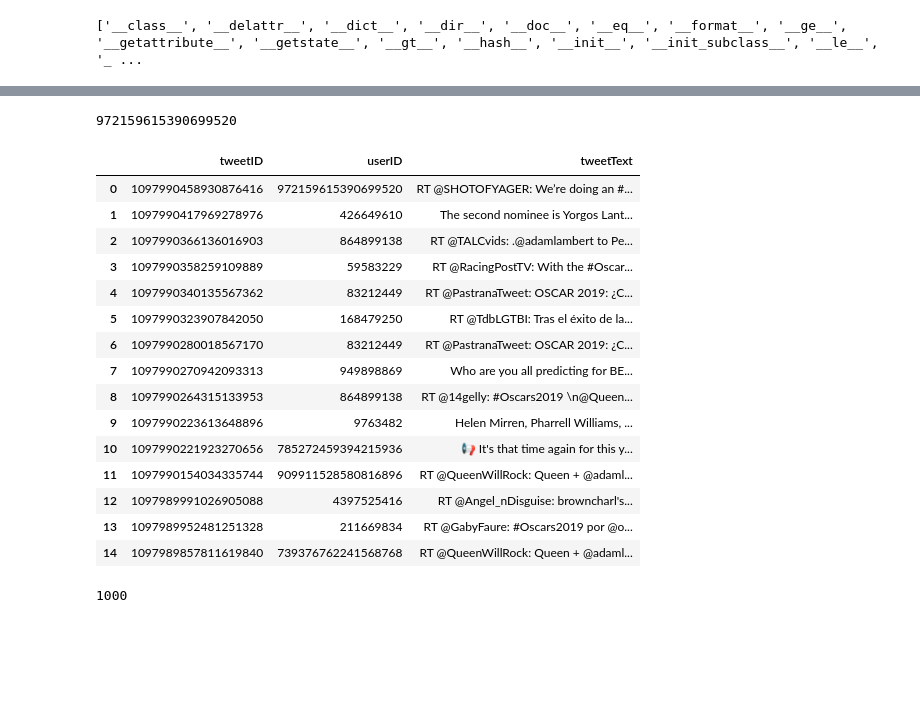
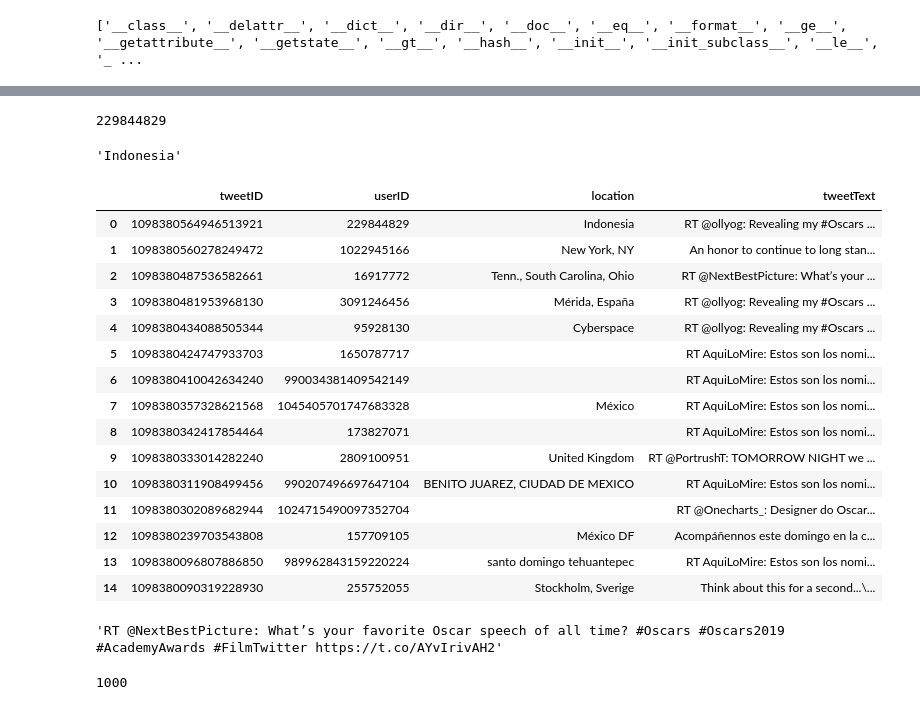
Before and after one commit to PittPythonLinguisticsGroup/Club-Lounge, a Jupyter notebook: twitter_mining_narae.ipynb, the cells around one changed output, grey strips where cells are left out. Cells and saved outputs as stored; diff of their text form; code cells hidden in the pictures; blank space fills up the shorter version.

```diff
--- a/twitter_mining_narae.ipynb
+++ b/twitter_mining_narae.ipynb
@@ -95,7 +98,7 @@ Following "The Code Way" tutorial at http://blog.impiyush.com/2015/03/data-analy
 # %%
 # My "Consumer Key" and "Consumer Secret" strings:
-ckey = "XXXXXXXXXXXXXXX"
-csecret = "XXXXXXXXXXXXXXXXXXXXXXXXXXXXXX"
+ckey = "XXXXXXXXXXXXXXXXXXXXX"
+csecret = "XXXXXXXXXXXXXXXXXXXXXXXXXXXXXXXXXXXXX"
 # %%
 # Tweepy takes care of authentication for you and creates api object
 auth = tweepy.OAuthHandler(consumer_key=ckey, consumer_secret=csecret)
@@ -127,4 +156,8 @@ result[0].text
 # %%
 result[0].user.id
 # %% [output]
-972159615390699520
+229844829
+# %%
+result[0].user.location
+# %% [output]
+'Indonesia'
@@ -131,27 +166,32 @@ result[0].user.id
 # %%
 # Initialize an empty DF, and then populate columns
 tweet_df = pd.DataFrame()
 tweet_df['tweetID'] = [tweet.id for tweet in result]
 tweet_df['userID'] = [tweet.user.id for tweet in result]
+tweet_df['location'] = [tweet.user.location for tweet in result]
 tweet_df['tweetText'] = [tweet.text for tweet in result]
 tweet_df
 # %% [output]
-|  | tweetID | userID | tweetText |
-| 0 | 1097990458930876416 | 972159615390699520 | RT @SHOTOFYAGER: We’re doing an #... |
-| 1 | 1097990417969278976 | 426649610 | The second nominee is Yorgos Lant... |
-| 2 | 1097990366136016903 | 864899138 | RT @TALCvids: .@adamlambert to Pe... |
-| 3 | 1097990358259109889 | 59583229 | RT @RacingPostTV: With the #Oscar... |
-| 4 | 1097990340135567362 | 83212449 | RT @PastranaTweet: OSCAR 2019: ¿C... |
-| 5 | 1097990323907842050 | 168479250 | RT @TdbLGTBI: Tras el éxito de la... |
-| 6 | 1097990280018567170 | 83212449 | RT @PastranaTweet: OSCAR 2019: ¿C... |
-| 7 | 1097990270942093313 | 949898869 | Who are you all predicting for BE... |
-| 8 | 1097990264315133953 | 864899138 | RT @14gelly: #Oscars2019 \n@Queen... |
-| 9 | 1097990223613648896 | 9763482 | Helen Mirren, Pharrell Williams, ... |
-| 10 | 1097990221923270656 | 785272459394215936 | 📢 It's that time again for this y... |
-| 11 | 1097990154034335744 | 909911528580816896 | RT @QueenWillRock: Queen + @adaml... |
-| 12 | 1097989991026905088 | 4397525416 | RT @Angel_nDisguise: browncharl's... |
-| 13 | 1097989952481251328 | 211669834 | RT @GabyFaure: #Oscars2019 por @o... |
-| 14 | 1097989857811619840 | 739376762241568768 | RT @QueenWillRock: Queen + @adaml... |
+|  | tweetID | userID | location | tweetText |
+| 0 | 1098380564946513921 | 229844829 | Indonesia | RT @ollyog: Revealing my #Oscars ... |
+| 1 | 1098380560278249472 | 1022945166 | New York, NY | An honor to continue to long stan... |
+| 2 | 1098380487536582661 | 16917772 | Tenn., South Carolina, Ohio | RT @NextBestPicture: What’s your ... |
+| 3 | 1098380481953968130 | 3091246456 | Mérida, España | RT @ollyog: Revealing my #Oscars ... |
+| 4 | 1098380434088505344 | 95928130 | Cyberspace | RT @ollyog: Revealing my #Oscars ... |
+| 5 | 1098380424747933703 | 1650787717 |  | RT AquiLoMire: Estos son los nomi... |
+| 6 | 1098380410042634240 | 990034381409542149 |  | RT AquiLoMire: Estos son los nomi... |
+| 7 | 1098380357328621568 | 1045405701747683328 | México | RT AquiLoMire: Estos son los nomi... |
+| 8 | 1098380342417854464 | 173827071 |  | RT AquiLoMire: Estos son los nomi... |
+| 9 | 1098380333014282240 | 2809100951 | United Kingdom | RT @PortrushT: TOMORROW NIGHT we ... |
+| 10 | 1098380311908499456 | 990207496697647104 | BENITO JUAREZ, CIUDAD DE MEXICO | RT AquiLoMire: Estos son los nomi... |
+| 11 | 1098380302089682944 | 1024715490097352704 |  | RT @Onecharts_: Designer do Oscar... |
+| 12 | 1098380239703543808 | 157709105 | México DF | Acompáñennos este domingo en la c... |
+| 13 | 1098380096807886850 | 989962843159220224 | santo domingo tehuantepec | RT AquiLoMire: Estos son los nomi... |
+| 14 | 1098380090319228930 | 255752055 | Stockholm, Sverige | Think about this for a second...\... |
+# %%
+tweet_df.tweetText[2]
+# %% [output]
+'RT @NextBestPicture: What’s your favorite Oscar speech of all time? #Oscars #Oscars2019 #AcademyAwards #FilmTwitter https://t.co/AYvIrivAH2'
 # %%
 # Want more than 15? Will need to iterate
 
```
Also changed, not shown: parts of 14 cells of this notebook, 1 other file.
